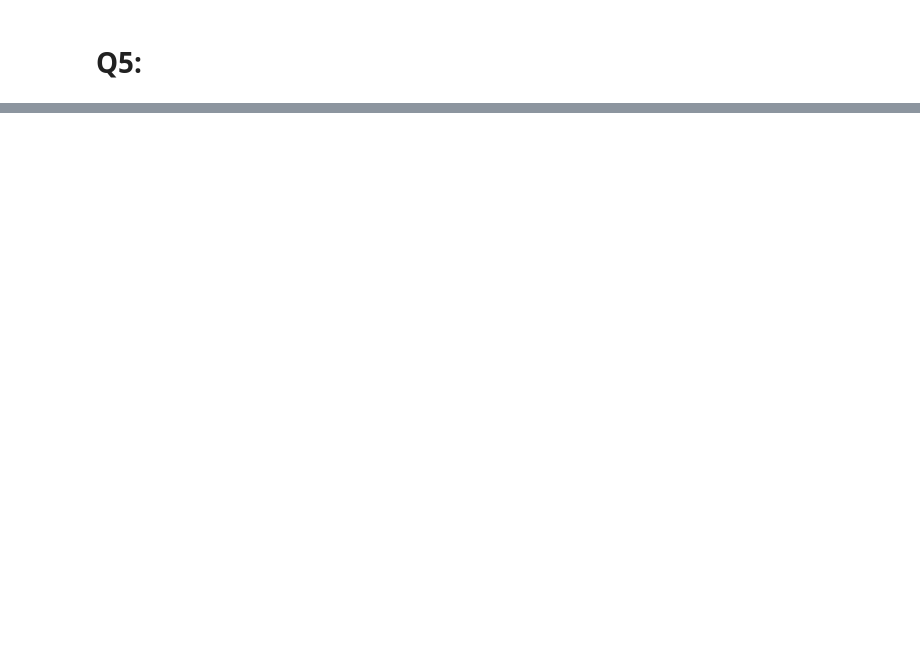
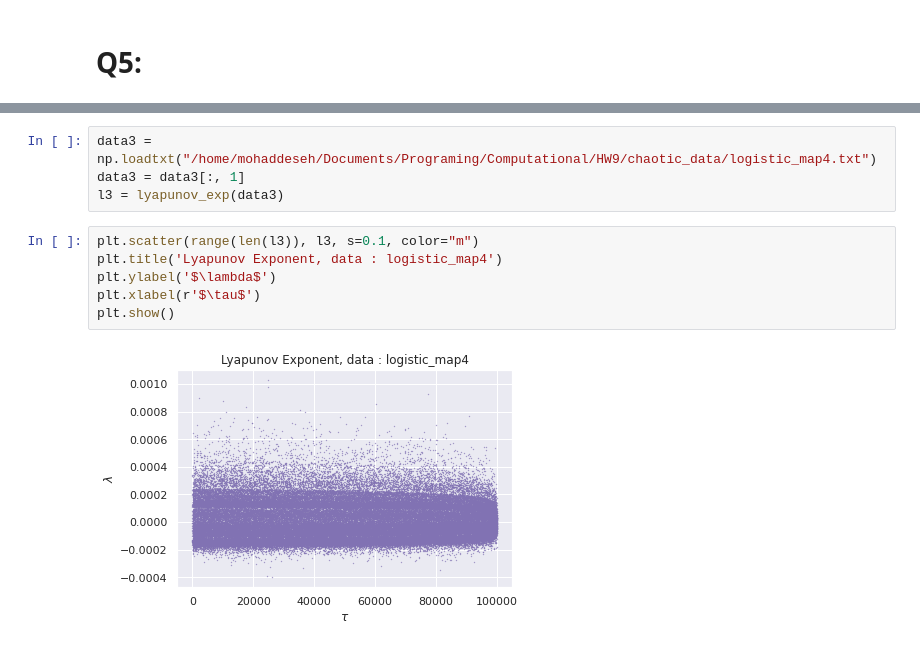
Before and after one commit to MohiMozaffari/Computational-Physics, a Jupyter notebook: HW9/HW9.ipynb, the cells around one changed output, grey strips where cells are left out. Cells and saved outputs as stored; diff of their text form; blank space fills up the shorter version.

```diff
--- a/HW9/HW9.ipynb
+++ b/HW9/HW9.ipynb
@@ -174,0 +259,12 @@ AxisError: axis 1 is out of bounds for array of dimension 1
+# %%
+data3 = np.loadtxt("/home/mohaddeseh/Documents/Programing/Computational/HW9/chaotic_data/logistic_map4.txt")
+data3 = data3[:, 1]
+l3 = lyapunov_exp(data3)
+# %%
+plt.scatter(range(len(l3)), l3, s=0.1, color="m")
+plt.title('Lyapunov Exponent, data : logistic_map4')
+plt.ylabel('$\lambda$')
+plt.xlabel(r'$\tau$')
+plt.show()
+# %% [output]
+[figure, added]
```
Also changed, not shown: parts of 35 cells of this notebook, 2 other files.
